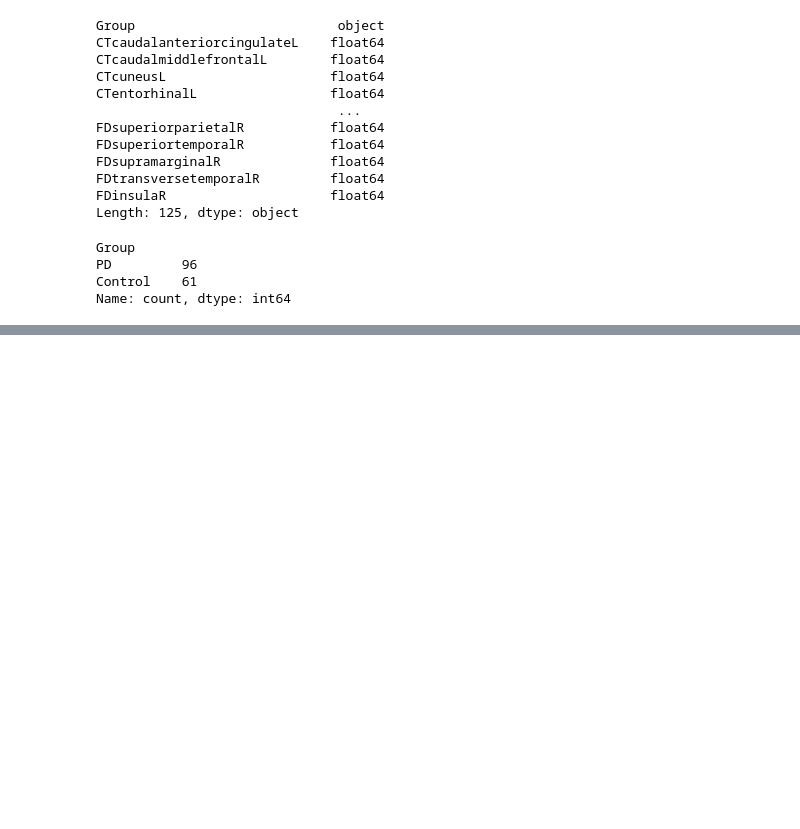
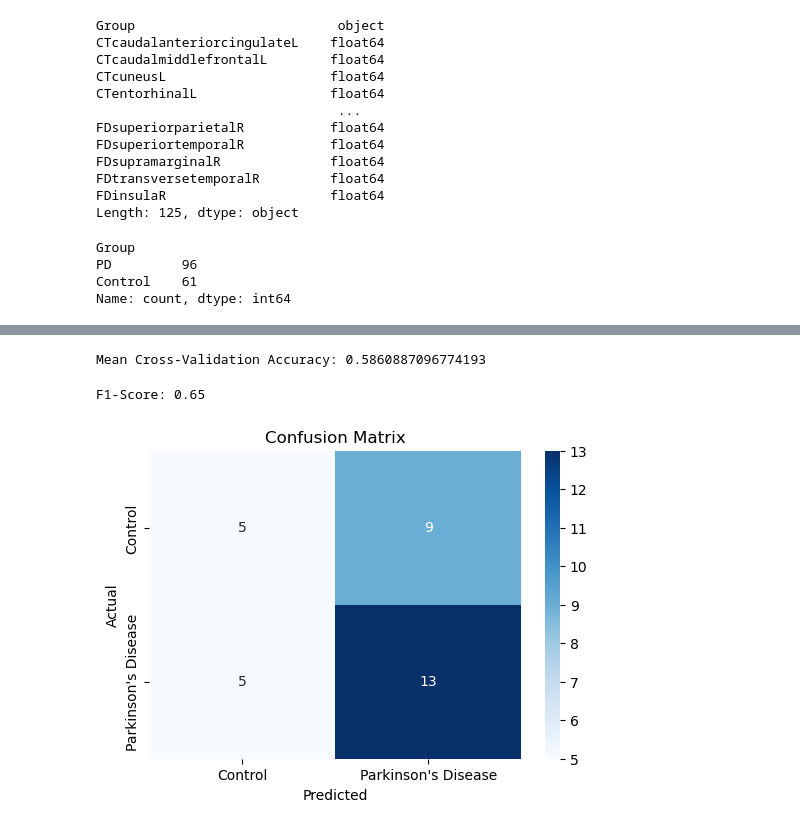
Before and after one commit to Shambok97/Parkinsons-MRI-CT-and-Fractal-Dimensionality, a Jupyter notebook: main.ipynb, the cells around one changed output, grey strips where cells are left out. Drawn from its saved outputs; the diff is of its cells as text; code cells hidden in the pictures; blank space fills up the shorter version.

```diff
--- a/main.ipynb
+++ b/main.ipynb
@@ -142,5 +134,0 @@ from sklearn.metrics import accuracy_score
-# %%
-X_train, X_test, y_train, y_test = train_test_split(X, y, test_size=0.3, random_state=42)
-# %%
-rf_classifier.fit(X_train, y_train)
-y_pred = rf_classifier.predict(X_test)
@@ -151,0 +187,65 @@ Testing Accuracy: 0.5625
+# %%
+from sklearn.model_selection import StratifiedKFold
+from sklearn.metrics import accuracy_score
+
+# Initialize Stratified K-Fold with 5 folds
+stratified_kfold = StratifiedKFold(n_splits=5, shuffle=True, random_state=42)
+
+# Initialize the Random Forest classifier with class weights
+clf = RandomForestClassifier(class_weight='balanced', random_state=42)
+
+# Lists to store cross-validation results
+accuracies = []
+
+# Iterate through the folds for training and validation
+for train_index, val_index in stratified_kfold.split(features, target):
+    X_train_fold, X_val_fold = features.iloc[train_index], features.iloc[val_index]
+    y_train_fold, y_val_fold = target[train_index], target[val_index]
+
+    # Train the classifier
+    clf.fit(X_train_fold, y_train_fold)
+
+    # Make predictions on the validation set
+    predictions = clf.predict(X_val_fold)
+
+    # Calculate accuracy for this fold
+    accuracy = accuracy_score(y_val_fold, predictions)
+    accuracies.append(accuracy)
+
+# Calculate and print the mean accuracy across all folds
+mean_accuracy = sum(accuracies) / len(accuracies)
+print("Mean Cross-Validation Accuracy:", mean_accuracy)
+# %% [output]
+Mean Cross-Validation Accuracy: 0.5860887096774193
+# %%
+from sklearn.metrics import f1_score
+
+# Train your model and make predictions on the test data
+clf.fit(X_train, y_train)
+predictions = clf.predict(X_test)
+
+# Calculate the F1-score
+f1 = f1_score(y_test, predictions)
+
+print("F1-Score:", f1)
+# %% [output]
+F1-Score: 0.65
+# %%
+from sklearn.metrics import confusion_matrix
+import seaborn as sns
+import matplotlib.pyplot as plt
+
+# Calculate the confusion matrix
+conf_matrix = confusion_matrix(y_test, predictions)
+
+# Plot the confusion matrix as a heatmap
+plt.figure(figsize=(6, 4))
+sns.heatmap(conf_matrix, annot=True, fmt='g', cmap='Blues',
+            xticklabels=['Control', 'Parkinson\'s Disease'],
+            yticklabels=['Control', 'Parkinson\'s Disease'])
+plt.xlabel('Predicted')
+plt.ylabel('Actual')
+plt.title('Confusion Matrix')
+plt.show()
+# %% [output]
+[figure, added]
```
Also changed, not shown: parts of 27 cells of this notebook.
